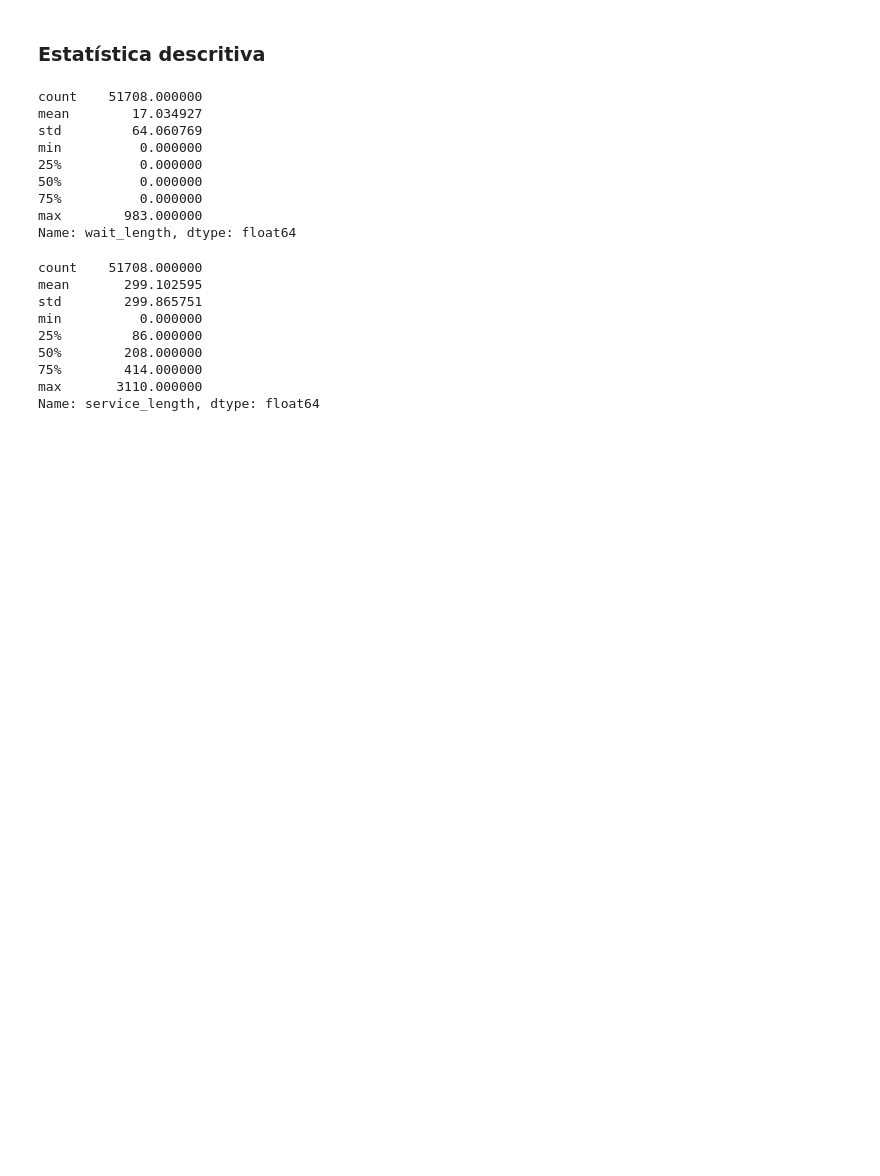
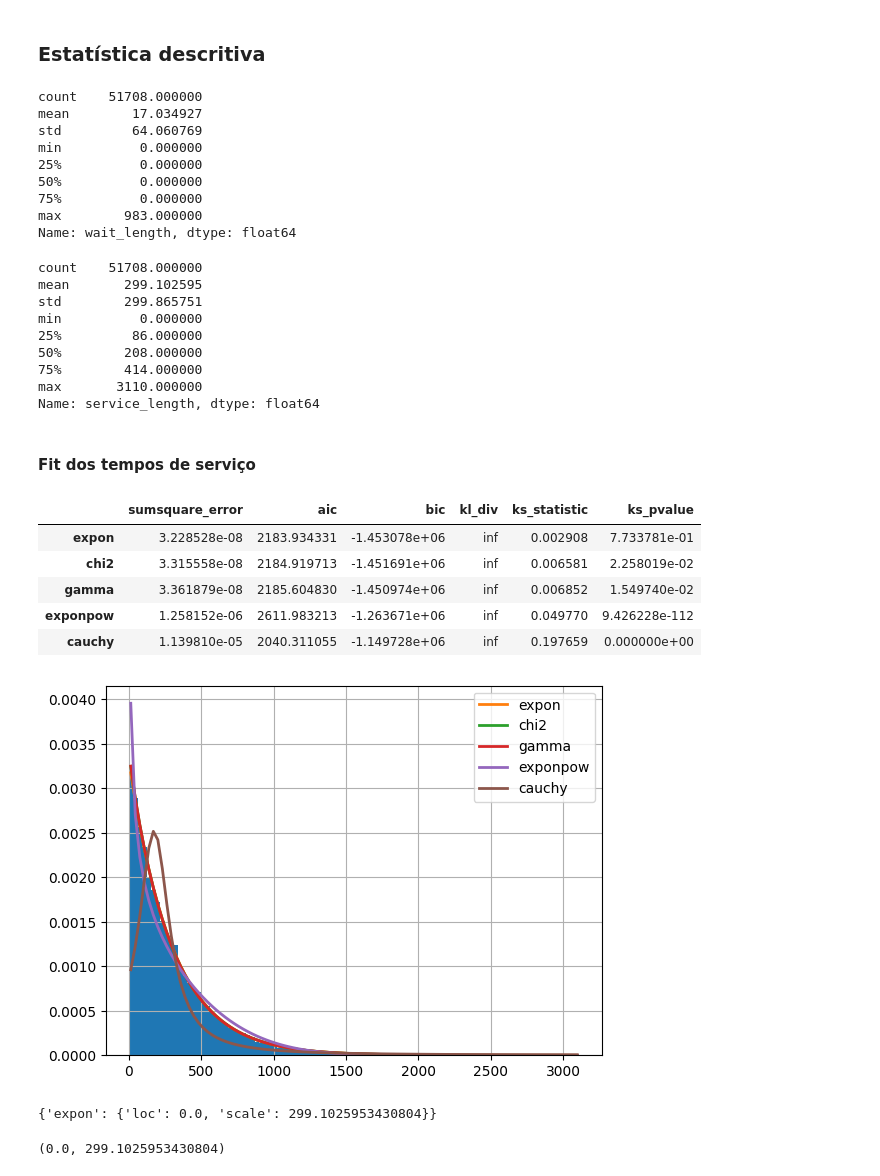
Before and after one commit to lucasgmalheiros/projeto-simulacao, a Jupyter notebook: analise.ipynb, the cells around one changed output. Drawn from its saved outputs; the diff is of its cells as text; code cells hidden in the pictures; blank space fills up the shorter version.

Commit message:
fit serviços

```diff
--- a/analise.ipynb
+++ b/analise.ipynb
@@ -110,3 +112,5 @@ fig.show()
 # np.savetxt(r".\times\wait_times.txt", df["wait_length"].values, fmt='%d')
 # Save service times
 # np.savetxt(r".\times\service_times.txt", df["service_length"].values, fmt='%d')
+# %% [markdown]
+#### Fit dos tempos de serviço
@@ -112,0 +120,23 @@ fig.show()
+# %%
+tempos_servico = df["service_length"].values
+f = Fitter(tempos_servico, distributions=get_common_distributions())
+f.fit()
+f.summary()
+# %% [output]
+|  | sumsquare_error | aic | bic | kl_div | ks_statistic | ks_pvalue |
+| expon | 3.228528e-08 | 2183.934331 | -1.453078e+06 | inf | 0.002908 | 7.733781e-01 |
+| chi2 | 3.315558e-08 | 2184.919713 | -1.451691e+06 | inf | 0.006581 | 2.258019e-02 |
+| gamma | 3.361879e-08 | 2185.604830 | -1.450974e+06 | inf | 0.006852 | 1.549740e-02 |
+| exponpow | 1.258152e-06 | 2611.983213 | -1.263671e+06 | inf | 0.049770 | 9.426228e-112 |
+| cauchy | 1.139810e-05 | 2040.311055 | -1.149728e+06 | inf | 0.197659 | 0.000000e+00 |
+[figure, added]
+# %%
+# Melhor fit para tempos de serviço é exponencial
+f.get_best(method = 'sumsquare_error')
+# %% [output]
+{'expon': {'loc': 0.0, 'scale': 299.1025953430804}}
+# %%
+# Exponencial de média 299,1
+f.fitted_param["expon"]
+# %% [output]
+(0.0, 299.1025953430804)
```
Also changed, not shown: parts of 2 cells of this notebook, 1 other file.
